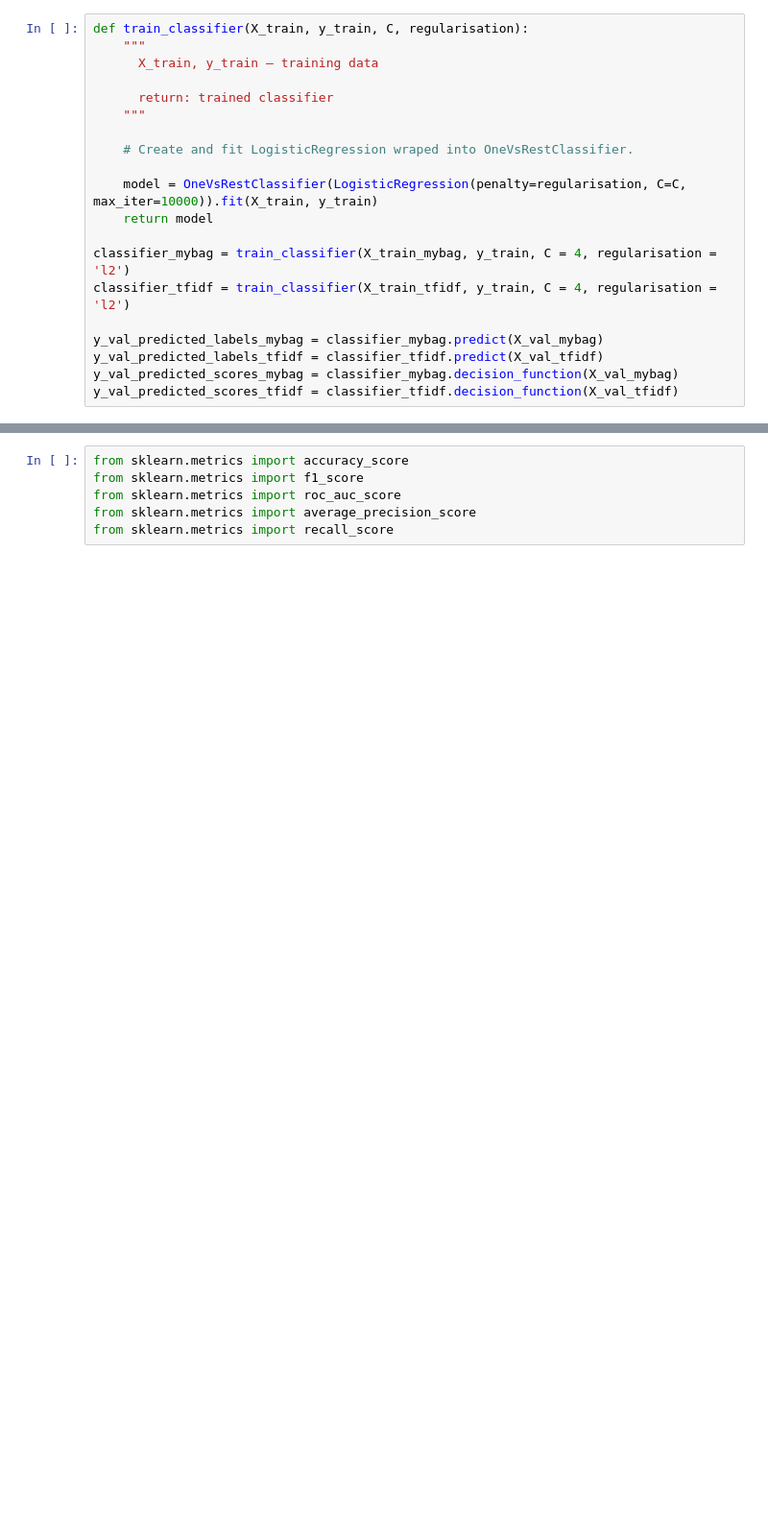
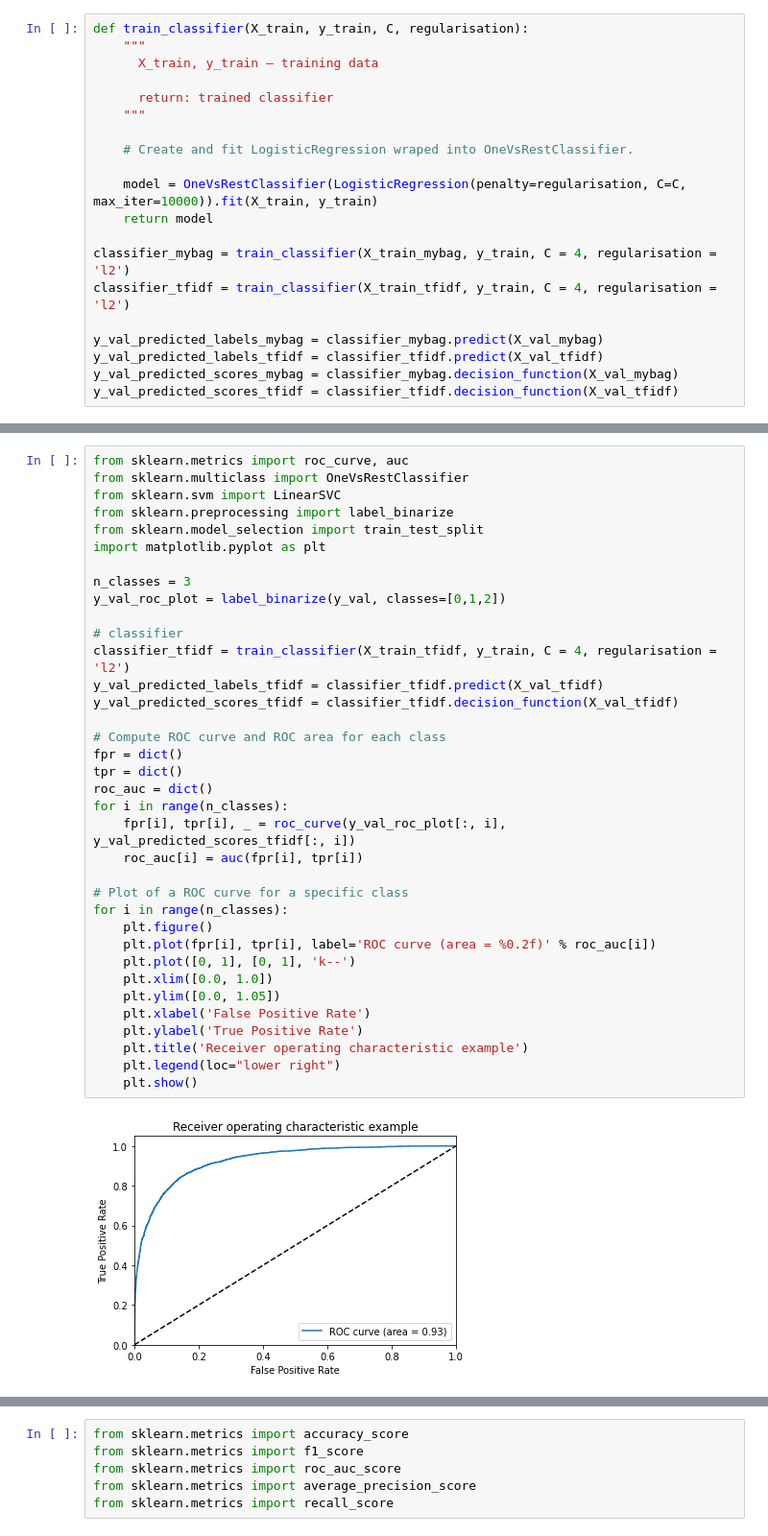
Before and after one commit to Cloblak/GeneralizingSentiment, a Jupyter notebook: notebooks/CoLab_ModelExecution.ipynb, the cells around one changed output, grey strips where cells are left out. Shown at 96% size. Cells and saved outputs as stored; diff of their text form; blank space fills up the shorter version.

```diff
--- a/notebooks/CoLab_ModelExecution.ipynb
+++ b/notebooks/CoLab_ModelExecution.ipynb
@@ -307,0 +395,38 @@ y_val_predicted_scores_tfidf = classifier_tfidf.decision_function(X_val_tfidf)
+# %%
+from sklearn.metrics import roc_curve, auc
+from sklearn.multiclass import OneVsRestClassifier
+from sklearn.svm import LinearSVC
+from sklearn.preprocessing import label_binarize
+from sklearn.model_selection import train_test_split
+import matplotlib.pyplot as plt
+
+n_classes = 3
+y_val_roc_plot = label_binarize(y_val, classes=[0,1,2])
+
+# classifier
+classifier_tfidf = train_classifier(X_train_tfidf, y_train, C = 4, regularisation = 'l2')
+y_val_predicted_labels_tfidf = classifier_tfidf.predict(X_val_tfidf)
+y_val_predicted_scores_tfidf = classifier_tfidf.decision_function(X_val_tfidf)
+
+# Compute ROC curve and ROC area for each class
+fpr = dict()
+tpr = dict()
+roc_auc = dict()
+for i in range(n_classes):
+    fpr[i], tpr[i], _ = roc_curve(y_val_roc_plot[:, i], y_val_predicted_scores_tfidf[:, i])
+    roc_auc[i] = auc(fpr[i], tpr[i])
+
+# Plot of a ROC curve for a specific class
+for i in range(n_classes):
+    plt.figure()
+    plt.plot(fpr[i], tpr[i], label='ROC curve (area = %0.2f)' % roc_auc[i])
+    plt.plot([0, 1], [0, 1], 'k--')
+    plt.xlim([0.0, 1.0])
+    plt.ylim([0.0, 1.05])
+    plt.xlabel('False Positive Rate')
+    plt.ylabel('True Positive Rate')
+    plt.title('Receiver operating characteristic example')
+    plt.legend(loc="lower right")
+    plt.show()
+# %% [output]
+[figure, added]
```
Also changed, not shown: parts of 23 cells of this notebook.
